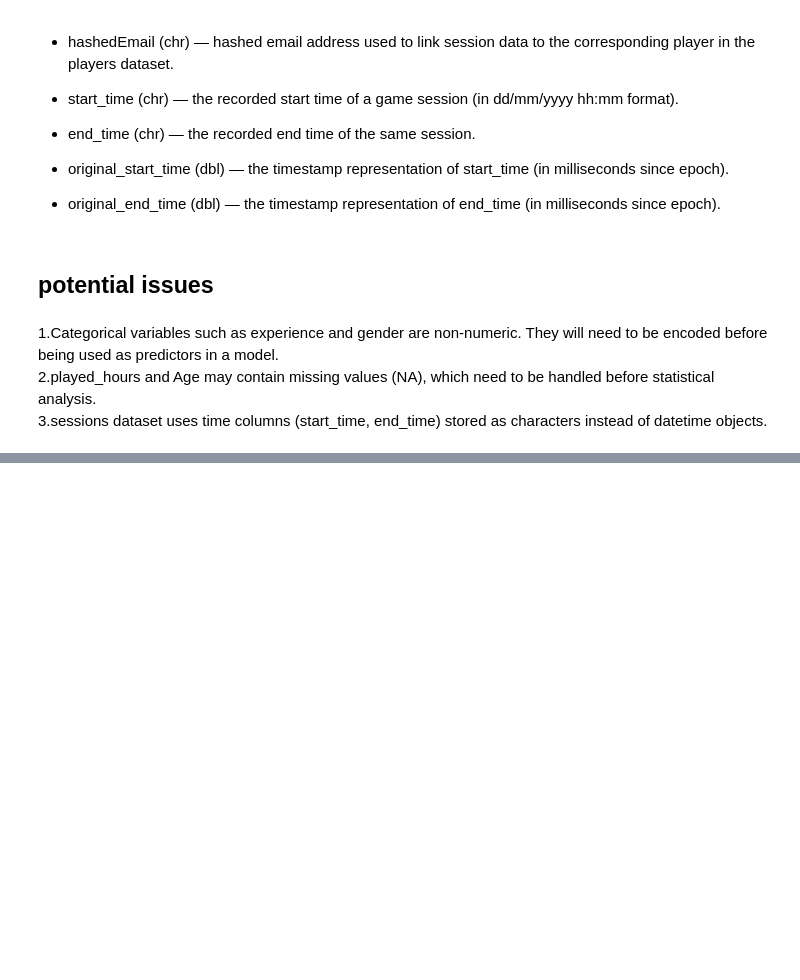
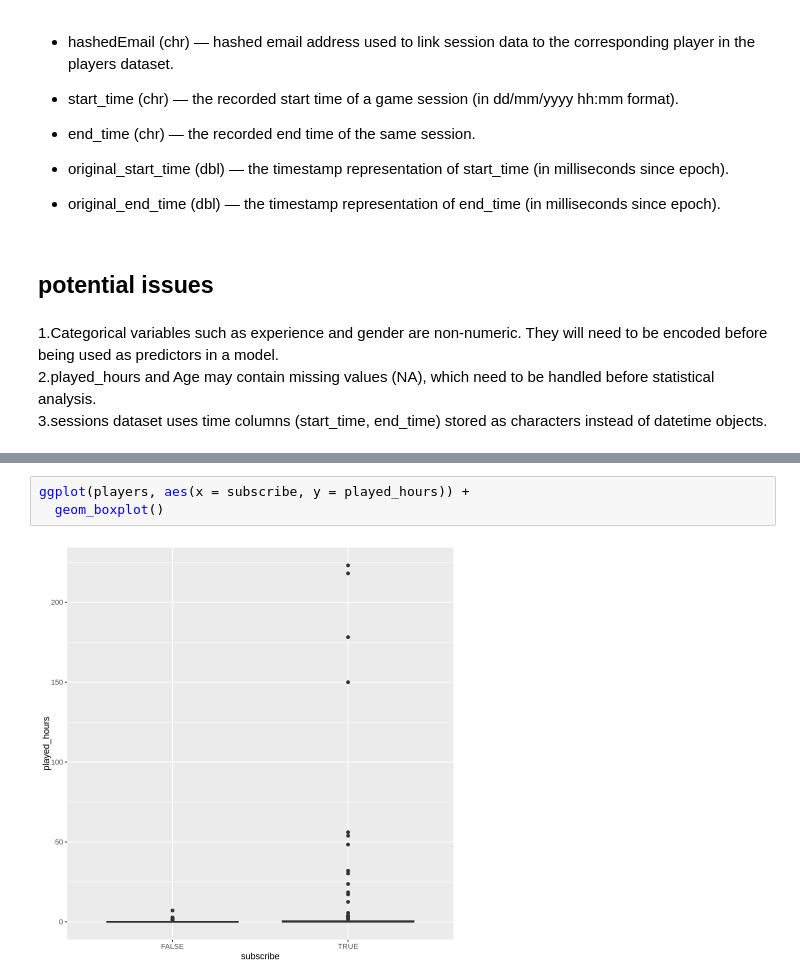
Before and after one commit to charlieliu516/dsic100, a Jupyter notebook: Untitled.ipynb, the cells around one changed output, grey strips where cells are left out. Drawn from its saved outputs; the diff is of its cells as text; blank space fills up the shorter version.

```diff
--- a/Untitled.ipynb
+++ b/Untitled.ipynb
@@ -129,0 +138,5 @@ They will need to be encoded before being used as predictors in a model.
+# %%
+ggplot(players, aes(x = subscribe, y = played_hours)) +
+  geom_boxplot()
+# %% [output]
+[figure, added]
```
Also changed, not shown: parts of 6 cells of this notebook.
